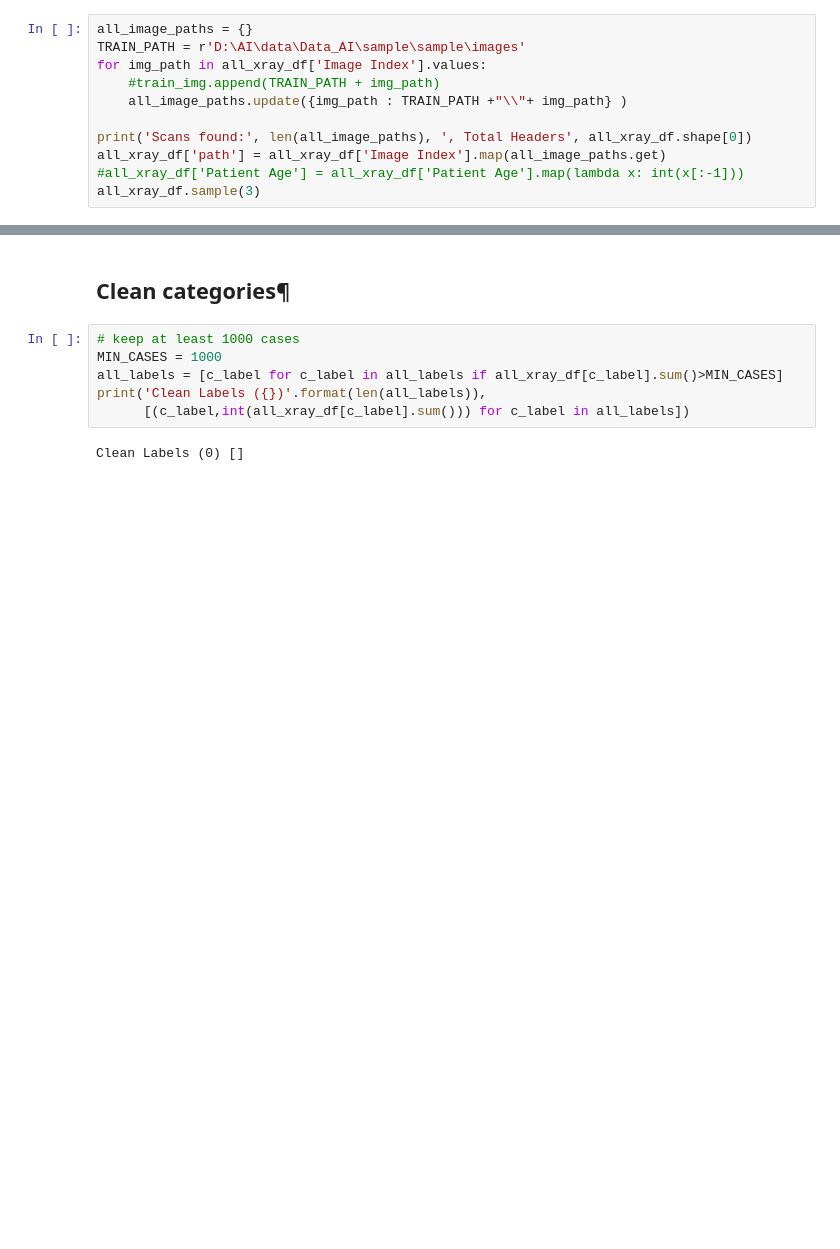
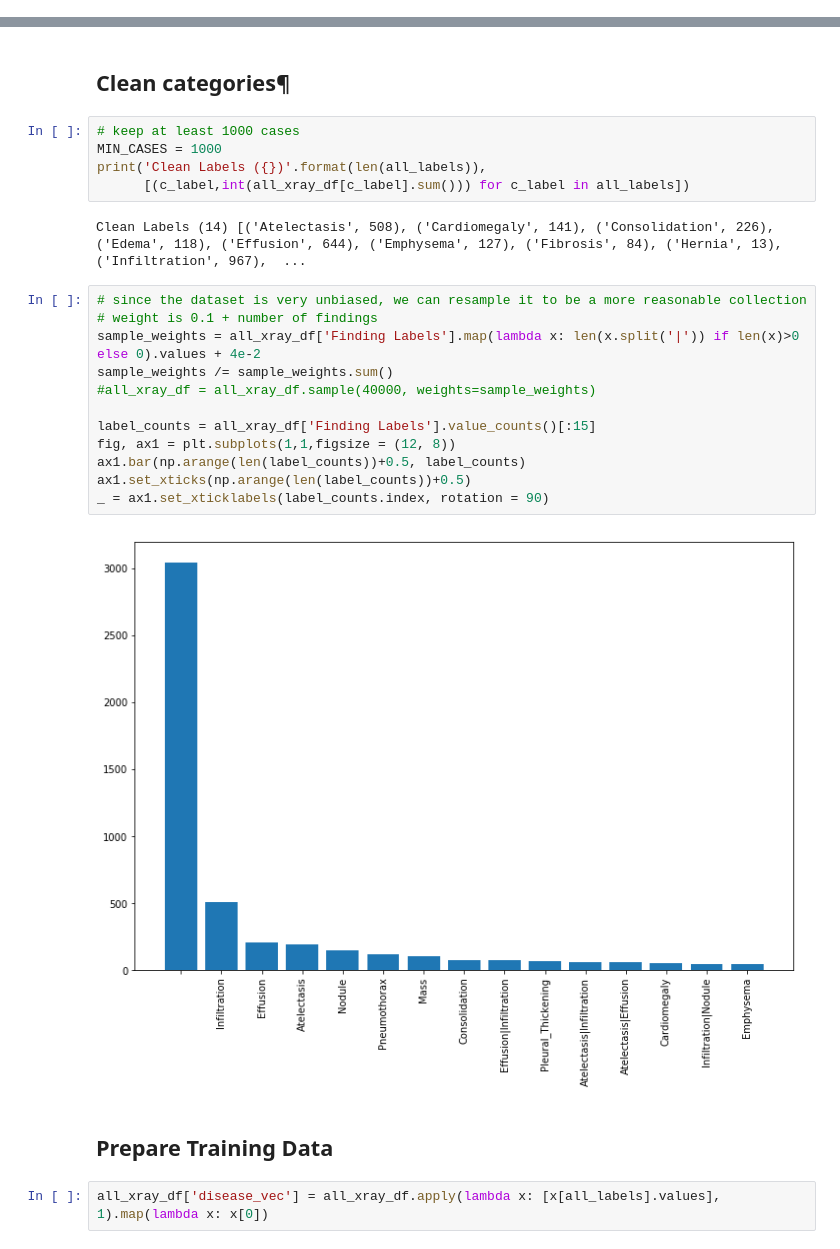
Before and after one commit to ashishpal2702/Kaggle, a Jupyter notebook: NIH Chest X-rays/NIH Chest X-rays.ipynb, the cells around one changed output, grey strips where cells are left out. Cells and saved outputs as stored; diff of their text form; blank space fills up the shorter version.

```diff
--- a/NIH Chest X-rays/NIH Chest X-rays.ipynb
+++ b/NIH Chest X-rays/NIH Chest X-rays.ipynb
@@ -45,11 +44,0 @@ Scans found: 0 , Total Headers 5606
-# %%
-all_image_paths = {}
-TRAIN_PATH = r'D:\AI\data\Data_AI\sample\sample\images'
-for img_path in all_xray_df['Image Index'].values:
-    #train_img.append(TRAIN_PATH + img_path)
-    all_image_paths.update({img_path : TRAIN_PATH +"\\"+ img_path} )
-
-print('Scans found:', len(all_image_paths), ', Total Headers', all_xray_df.shape[0])
-all_xray_df['path'] = all_xray_df['Image Index'].map(all_image_paths.get)
-#all_xray_df['Patient Age'] = all_xray_df['Patient Age'].map(lambda x: int(x[:-1]))
-all_xray_df.sample(3)
@@ -91,8 +74,25 @@ All Labels (14): ['Atelectasis', 'Cardiomegaly', 'Consolidation', 'Edema', 'Effu
 # %%
 # keep at least 1000 cases
 MIN_CASES = 1000
-all_labels = [c_label for c_label in all_labels if all_xray_df[c_label].sum()>MIN_CASES]
 print('Clean Labels ({})'.format(len(all_labels)),
       [(c_label,int(all_xray_df[c_label].sum())) for c_label in all_labels])
 # %% [output]
-Clean Labels (0) []
+Clean Labels (14) [('Atelectasis', 508), ('Cardiomegaly', 141), ('Consolidation', 226), ('Edema', 118), ('Effusion', 644), ('Emphysema', 127), ('Fibrosis', 84), ('Hernia', 13), ('Infiltration', 967),  ...
+# %%
+# since the dataset is very unbiased, we can resample it to be a more reasonable collection
+# weight is 0.1 + number of findings
+sample_weights = all_xray_df['Finding Labels'].map(lambda x: len(x.split('|')) if len(x)>0 else 0).values + 4e-2
+sample_weights /= sample_weights.sum()
+#all_xray_df = all_xray_df.sample(40000, weights=sample_weights)
+
+label_counts = all_xray_df['Finding Labels'].value_counts()[:15]
+fig, ax1 = plt.subplots(1,1,figsize = (12, 8))
+ax1.bar(np.arange(len(label_counts))+0.5, label_counts)
+ax1.set_xticks(np.arange(len(label_counts))+0.5)
+_ = ax1.set_xticklabels(label_counts.index, rotation = 90)
+# %% [output]
+[figure, added]
+# %% [markdown]
+## Prepare Training Data
+# %%
+all_xray_df['disease_vec'] = all_xray_df.apply(lambda x: [x[all_labels].values], 1).map(lambda x: x[0])
```
Also changed, not shown: parts of 10 cells of this notebook.
